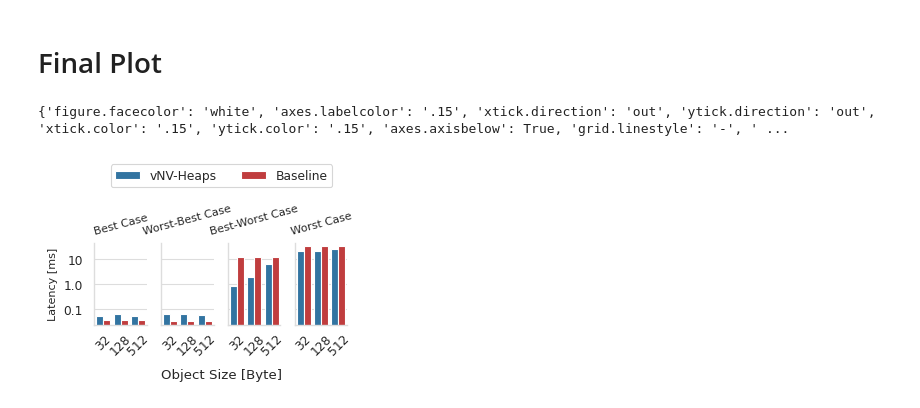
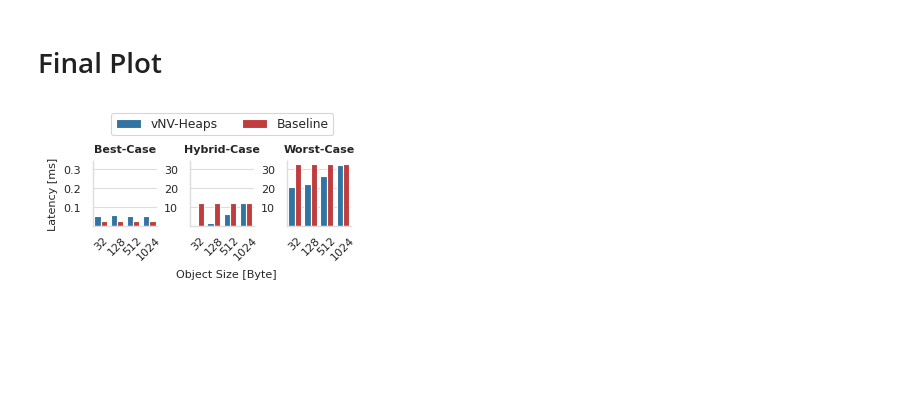
Before and after one commit to markus-gerber/vnv-heap, a Jupyter notebook: zephyr/vnv_heap_benchmark/analysis/get_ref.ipynb, the cells around one changed output. Drawn from its saved outputs; the diff is of its cells as text; code cells hidden in the pictures; blank space fills up the shorter version.

```diff
--- a/zephyr/vnv_heap_benchmark/analysis/get_ref.ipynb
+++ b/zephyr/vnv_heap_benchmark/analysis/get_ref.ipynb
@@ -2,12 +2,12 @@
 # Get Immutable Reference Benchmarks
 # %%
 # select measurement file
-file_name = "../output/2024-12-23 17-19-30.json"
+file_name = "../output/2024-12-29 12-21-06.json"
 
 # plot settings
 show_error_bar = False
 unit = "ms"
-plotted_object_sizes = [32, 128, 512]
+plotted_object_sizes = [32, 128, 512, 1024]
 # %%
 # parse data
 import json
@@ -21,7 +21,7 @@ import pandas as pd
 ovpm = convert_datasets(
     raw_data,
     "vNV-Heaps",
-    [("get_min", "Best Case"), ("get_max_min", "Worst-Best Case"), ("get_min_max", "Best-Worst Case"), ("get_max", "Worst Case")],
+    [("get_min", "Best-Case"), ("get_min_max", "Hybrid-Case"), ("get_max", "Worst-Case")],
     ["mean", "min", "max", "options.object_size", "options.blocker_size", "options.blocker_count", "options.modules", "machine_name", "cold_start", "repetitions"],
     unwrapped=show_error_bar
 )
@@ -29,7 +29,7 @@ ovpm = convert_datasets(
 baseline = convert_datasets(
     raw_data,
     "Baseline",
-    [("baseline_get_min", "Best Case"), ("baseline_get_max_min", "Worst-Best Case"), ("baseline_get_min_max", "Best-Worst Case"), ("baseline_get_max", "Worst Case")],
+    [("baseline_get_min", "Best-Case"), ("baseline_get_min_max", "Hybrid-Case"), ("baseline_get_max", "Worst-Case")],
     ["mean", "min", "max", "options.object_size", "options.bucket_size", "options.modules", "machine_name", "cold_start", "repetitions"],
     unwrapped=show_error_bar
 )
@@ -71,12 +146,6 @@ from util.plot import set_theme, plot_colors, save_plot
 from util.convert import scale_and_filter_data
 import seaborn as sns
 import matplotlib.pyplot as plt
-from matplotlib import gridspec
-from matplotlib.ticker import FuncFormatter
-
-from mpl_toolkits.axes_grid1.inset_locator import zoomed_inset_axes
-from mpl_toolkits.axes_grid1.inset_locator import mark_inset
-
 
 palette = set_theme(colors=2)
 palette = [palette[1], palette[0]]
@@ -87,44 +156,53 @@ filtered = scale_and_filter_data(dataset, unit, plotted_object_sizes)
 
 
 g = sns.catplot(
     data=filtered,
     kind="bar",
     x="options.object_size", y="mean", hue="dataset_type", col="benchmark_title",
     col_wrap=4,
-    errorbar="sd", alpha=1, aspect=(1/2)*(3.3/4), height=2, width=0.8
+    errorbar="sd", alpha=1, aspect=(1/1.6)*(3.3/3) - (1/3) * 0.05, height=1.6, width=0.8,
+    sharey=False
 )
 g.set_titles("{col_name}")
 g.set(xlabel=None, ylabel='Latency [ms]')
 g.tight_layout(pad=0)
 g.legend.set_title("\nMeasurement")
-plt.yscale('log')
+#plt.yscale('log')
 
-def format_float(value, pos):
-    if value == int(value) and value != 1:
-        return str(int(value))
-    else:
-        return str(value)
+# def format_float(value, pos):
+#     if value == int(value) and value != 1:
+#         return str(int(value))
+#     else:
+#         return str(value)
 
 for ax in g.axes:
     ax.set_xticks(ax.get_xticks())
     ax.set_xticklabels(ax.get_xticklabels(), rotation=45, y=0.05, ha="center")
-    ax.set_title(ax.get_title(), rotation = 15)
-    ax.yaxis.set_major_formatter(FuncFormatter(format_float))
+    ax.set_title(ax.get_title(), rotation = 0, fontweight="bold")
+    #ax.yaxis.set_major_formatter(FuncFormatter(format_float))
+
+g.axes[1].set_ylabel("")
+g.axes[2].set_ylabel("")
+g.axes[0].set_ylim(top=(filtered["mean"].max() * 1.05)/100)
+
+g.axes[1].sharey(g.axes[2])
+
+g.axes[0].set_yticks([0.1,0.2,0.3])
+g.axes[1].set_yticks([10,20,30])
 
 #axins = zoomed_inset_axes(g.axes[0], 2, loc=1) # zoom = 6
-g.figure.supxlabel("Object Size [Byte]",x=0.42, y=0.05)
-g.tight_layout()
+g.figure.supxlabel("Object Size [Byte]", x=0.352, y=0.08, fontsize=8)
+g.tight_layout(w_pad=0, h_pad=0)
 catplot_handles = g.legend.set(visible=False)
 
 plt.legend(
     loc = "lower center",
-    bbox_to_anchor=(-1.4, 1.6),
+    bbox_to_anchor=(-1, 1.3),
     ncol=2,
     title=None,
     frameon=True
 )
 
 save_plot("accessing_data", False)
 # %% [output]
-{'figure.facecolor': 'white', 'axes.labelcolor': '.15', 'xtick.direction': 'out', 'ytick.direction': 'out', 'xtick.color': '.15', 'ytick.color': '.15', 'axes.axisbelow': True, 'grid.linestyle': '-', ' ...
-[figure, old version]
+[figure, new version]
```
Also changed, not shown: parts of 5 cells of this notebook, 6 other files.
